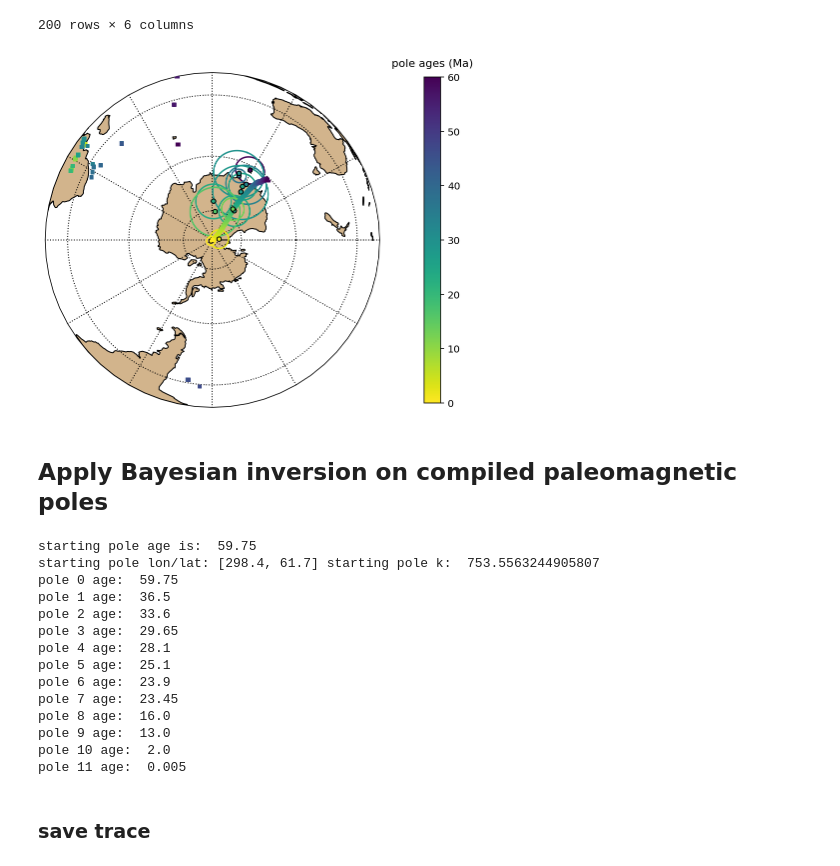
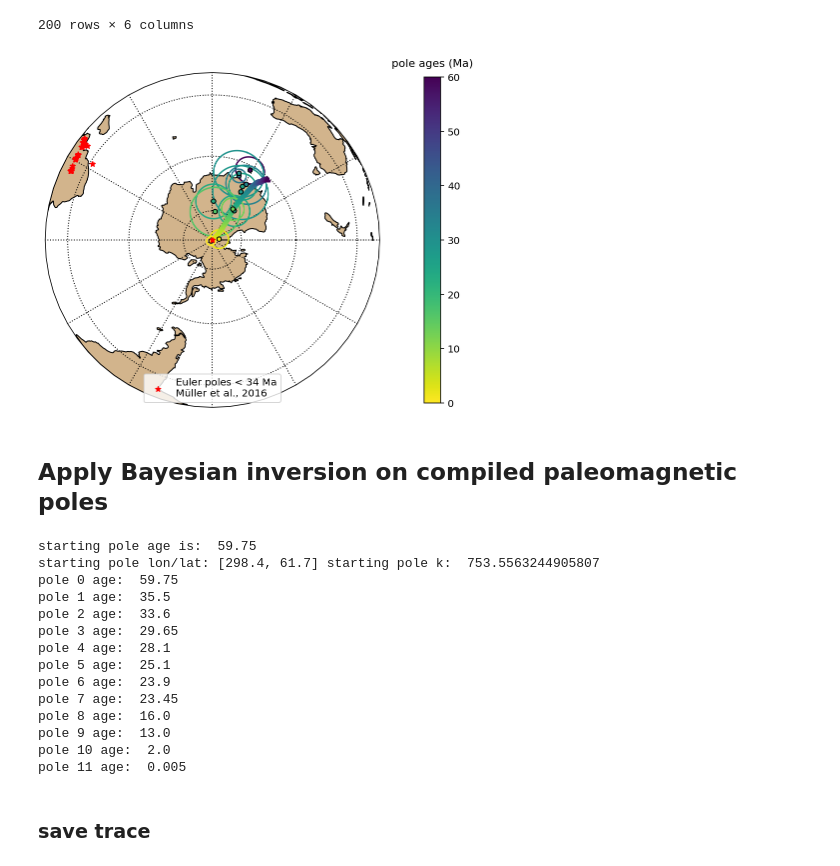
Before and after one commit to Swanson-Hysell-Group/Bayesian_PEP_inversion, a Jupyter notebook: PEP_Australia.ipynb, the cells around one changed output. Saved outputs shown, nothing was run; the diff lists cells and outputs as text; code cells hidden in the pictures.

Commit message:
update aus figure

```diff
--- a/PEP_Australia.ipynb
+++ b/PEP_Australia.ipynb
@@ -45,6 +45,9 @@ Aus_ref_lon = 131.03
 
 Aus_poles = pd.read_csv('./data/Australia_poles/Australia_Cenozoic_poles.csv')
 #Aus_poles = Aus_poles[0:7]
+
+Aus_poles['Paleolat'] = 0
+Aus_poles['Age_error'] = 0
 
 for n in range(0,len(Aus_poles)):
     Aus_poles['Paleolat'][n] = ipmag.lat_from_pole(Aus_ref_lon, Aus_ref_lat,
@@ -145,29 +147,27 @@ Muller_df
 # %%
 map_axis = ipmag.make_orthographic_map(central_longitude=90, central_latitude=-90, figsize=(8,8))
 
 plot_poles_colorbar(map_axis,Muller_path[:,1],
                           Muller_path[:,2],
                           np.zeros(len(Muller_path)),
                           Muller_path[:,0],
                           0,60,colormap='viridis_r',
                           markersize=20,marker='^',edgecolor=None,colorbar=1, shrink=0.75)
 
 plot_poles_colorbar(map_axis,(Aus_poles['PLon']+180).tolist(),
                           (-Aus_poles['PLat']).tolist(),
                           Aus_poles['A95'].tolist(),
                           Aus_poles['AgeNominal'].tolist(),
                           0,60,colormap='viridis_r',colorbar=False)
 
-plot_poles_colorbar(map_axis,Muller_path[:,4],
-                          -Muller_path[:,5],
-                          np.zeros(len(Muller_path)),
-                          Muller_path[:,0],
-                          0,60,colormap='viridis_r',
-                          markersize=10,marker='s', alpha=0.2, fill_alpha = 0.2, edgecolor=None,colorbar=0, shrink=0.75)
-
+ipmag.plot_poles(map_axis,Muller_rate_young['Euler_lon'].tolist(),
+                          [-i for i in Muller_rate_young['Euler_lat'].tolist()],
+                          np.zeros(Muller_rate_young.shape[0]),
+                          markersize=30,marker='*', color = 'r', fill_alpha = 0.2, edgecolor=None, label='Euler poles < 34 Ma\nMüller et al., 2016')
+plt.legend(loc=8)
 plt.savefig('./code_output/aus_cenozoic_pole_apw.png', dpi=600, bbox_inches='tight')
 # %% [output]
-[figure, old version]
+[figure, new version]
 # %% [markdown]
 ## Apply Bayesian inversion on compiled paleomagnetic poles
 # %%
@@ -215,7 +215,7 @@ with pm.Model() as model:
 starting pole age is:  59.75
 starting pole lon/lat: [298.4, 61.7] starting pole k:  753.5563244905807
 pole 0 age:  59.75
-pole 1 age:  36.5
+pole 1 age:  35.5
 pole 2 age:  33.6
 pole 3 age:  29.65
 pole 4 age:  28.1
```
Also changed, not shown: parts of 4 cells of this notebook, 5 other files.
